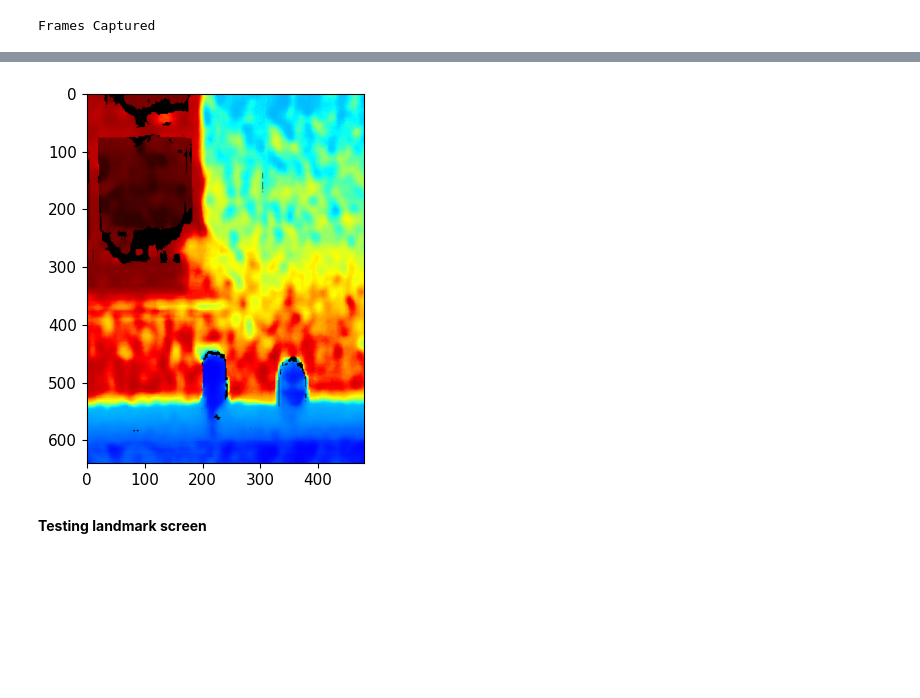
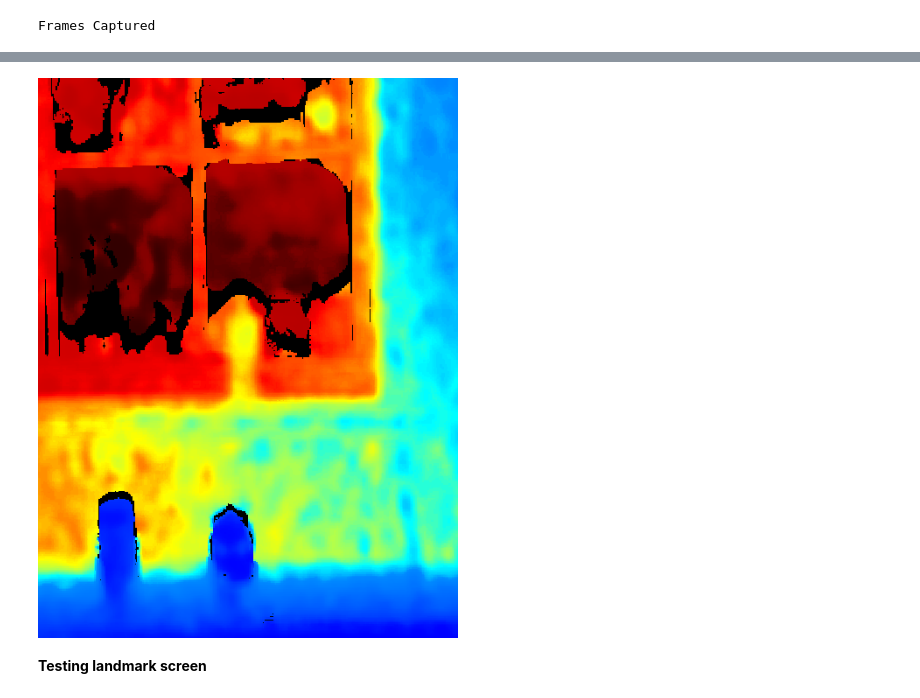
Before and after one commit to BatmanofZuhandArrgh/StretchRE1_Controls, a Jupyter notebook: RE1_memory_objdet_demo.ipynb, the cells around one changed output, grey strips where cells are left out. Saved outputs shown, nothing was run; the diff lists cells and outputs as text; code cells hidden in the pictures; blank space fills up the shorter version.

```diff
--- a/RE1_memory_objdet_demo.ipynb
+++ b/RE1_memory_objdet_demo.ipynb
@@ -112,12 +111,13 @@ plt.show()
 # %%
 from re1_utils.camera import get_rs_colorized_depth
 colorized_depth = get_rs_colorized_depth(depth_frame=depth_frame)
 # depth_img = Image.fromarray(colorized_depth, 'RGB')
 # depth_img.show()
-plt.imshow(colorized_depth)
-plt.show()
+# plt.imshow(colorized_depth)
+# plt.show()
+IPython.display.display(Image.fromarray(colorized_depth))
 # %% [output]
-[figure, old version]
+[figure, new version]
 # %% [markdown]
 **Testing landmark screen**
 # %%
```
Also changed, not shown: parts of 14 cells of this notebook, 6 other files.
